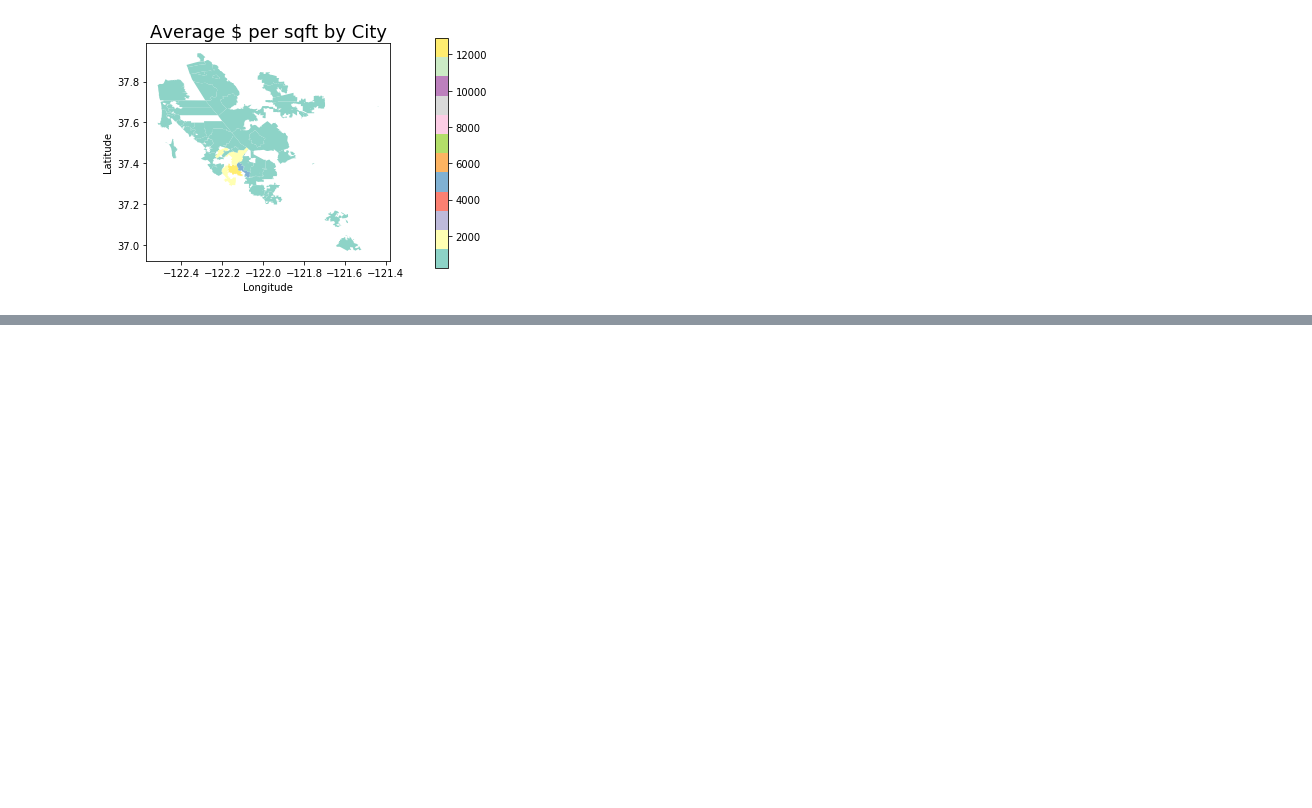
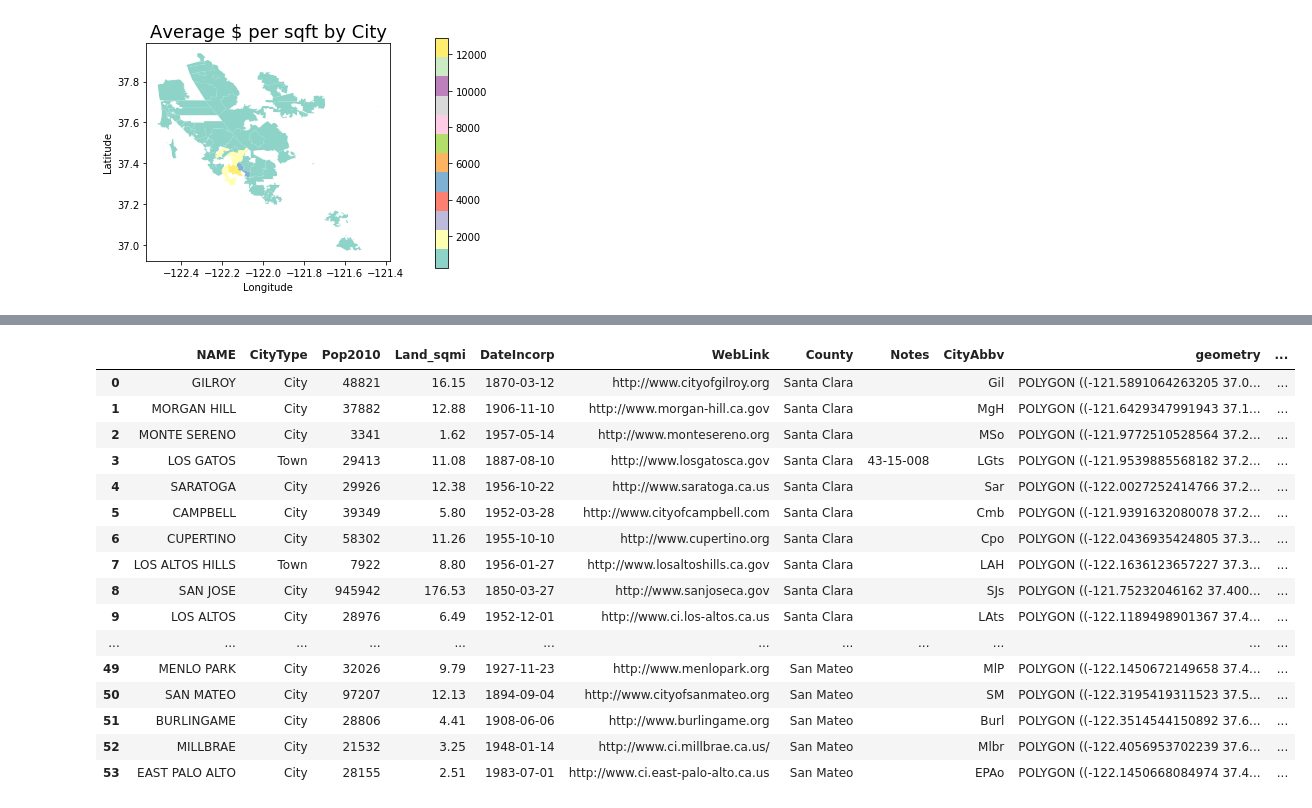
Before and after one commit to Yishi1215/House-Price-In-San-Francisco-Bay-Area, a Jupyter notebook: V2_03:23:18/Color_map.ipynb, the cells around one changed output, grey strips where cells are left out. Drawn from its saved outputs; the diff is of its cells as text; code cells hidden in the pictures; blank space fills up the shorter version.

```diff
--- a/V2_03:23:18/Color_map.ipynb
+++ b/V2_03:23:18/Color_map.ipynb
@@ -125,0 +196,26 @@ plt.show()
+# %%
+city_geo_price = pd.merge(city_geo, unitprice_by_city, on='NAME')
+# city_geo_price.to_csv('data/city_geo_price.csv')
+
+city_geo_price = gpd.GeoDataFrame(city_geo_price, geometry = city_geo_price.geometry)
+city_geo_price.to_file(driver = 'ESRI Shapefile', filename= "data/city_geo_price.shp")
+# %%
+city_geo_price
+# %% [output]
+|  | NAME | CityType | Pop2010 | Land_sqmi | DateIncorp | WebLink | County | Notes | CityAbbv | geometry | ... |
+| 0 | GILROY | City | 48821 | 16.15 | 1870-03-12 | http://www.cityofgilroy.org | Santa Clara |  | Gil | POLYGON ((-121.5891064263205 37.0... | ... |
+| 1 | MORGAN HILL | City | 37882 | 12.88 | 1906-11-10 | http://www.morgan-hill.ca.gov | Santa Clara |  | MgH | POLYGON ((-121.6429347991943 37.1... | ... |
+| 2 | MONTE SERENO | City | 3341 | 1.62 | 1957-05-14 | http://www.montesereno.org | Santa Clara |  | MSo | POLYGON ((-121.9772510528564 37.2... | ... |
+| 3 | LOS GATOS | Town | 29413 | 11.08 | 1887-08-10 | http://www.losgatosca.gov | Santa Clara | 43-15-008 | LGts | POLYGON ((-121.9539885568182 37.2... | ... |
+| 4 | SARATOGA | City | 29926 | 12.38 | 1956-10-22 | http://www.saratoga.ca.us | Santa Clara |  | Sar | POLYGON ((-122.0027252414766 37.2... | ... |
+| 5 | CAMPBELL | City | 39349 | 5.80 | 1952-03-28 | http://www.cityofcampbell.com | Santa Clara |  | Cmb | POLYGON ((-121.9391632080078 37.2... | ... |
+| 6 | CUPERTINO | City | 58302 | 11.26 | 1955-10-10 | http://www.cupertino.org | Santa Clara |  | Cpo | POLYGON ((-122.0436935424805 37.3... | ... |
+| 7 | LOS ALTOS HILLS | Town | 7922 | 8.80 | 1956-01-27 | http://www.losaltoshills.ca.gov | Santa Clara |  | LAH | POLYGON ((-122.1636123657227 37.3... | ... |
+| 8 | SAN JOSE | City | 945942 | 176.53 | 1850-03-27 | http://www.sanjoseca.gov | Santa Clara |  | SJs | POLYGON ((-121.75232046162 37.400... | ... |
+| 9 | LOS ALTOS | City | 28976 | 6.49 | 1952-12-01 | http://www.ci.los-altos.ca.us | Santa Clara |  | LAts | POLYGON ((-122.1189498901367 37.4... | ... |
+| ... | ... | ... | ... | ... | ... | ... | ... | ... | ... | ... | ... |
+| 49 | MENLO PARK | City | 32026 | 9.79 | 1927-11-23 | http://www.menlopark.org | San Mateo |  | MlP | POLYGON ((-122.1450672149658 37.4... | ... |
+| 50 | SAN MATEO | City | 97207 | 12.13 | 1894-09-04 | http://www.cityofsanmateo.org | San Mateo |  | SM | POLYGON ((-122.3195419311523 37.5... | ... |
+| 51 | BURLINGAME | City | 28806 | 4.41 | 1908-06-06 | http://www.burlingame.org | San Mateo |  | Burl | POLYGON ((-122.3514544150892 37.6... | ... |
+| 52 | MILLBRAE | City | 21532 | 3.25 | 1948-01-14 | http://www.ci.millbrae.ca.us/ | San Mateo |  | Mlbr | POLYGON ((-122.4056953702239 37.6... | ... |
+| 53 | EAST PALO ALTO | City | 28155 | 2.51 | 1983-07-01 | http://www.ci.east-palo-alto.ca.us | San Mateo |  | EPAo | POLYGON ((-122.1450668084974 37.4... | ... |
```
Also changed, not shown: parts of 5 cells of this notebook, 21 other files.
